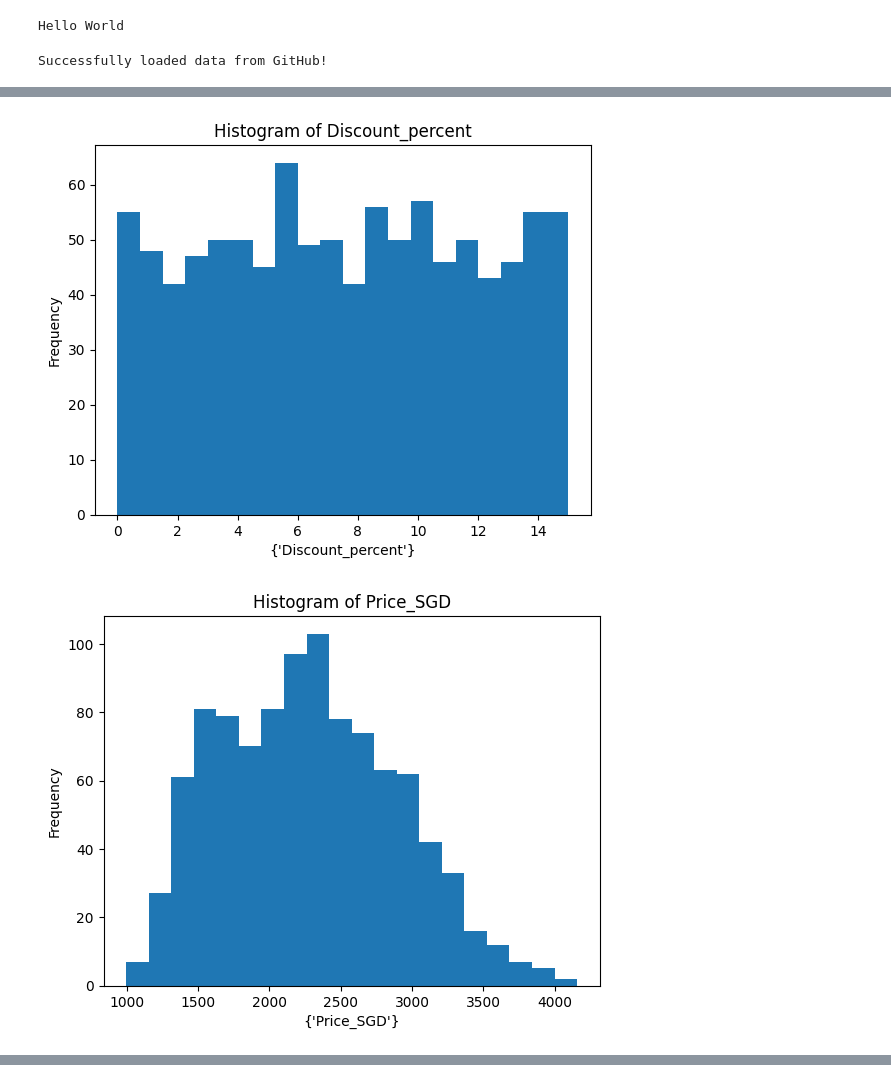
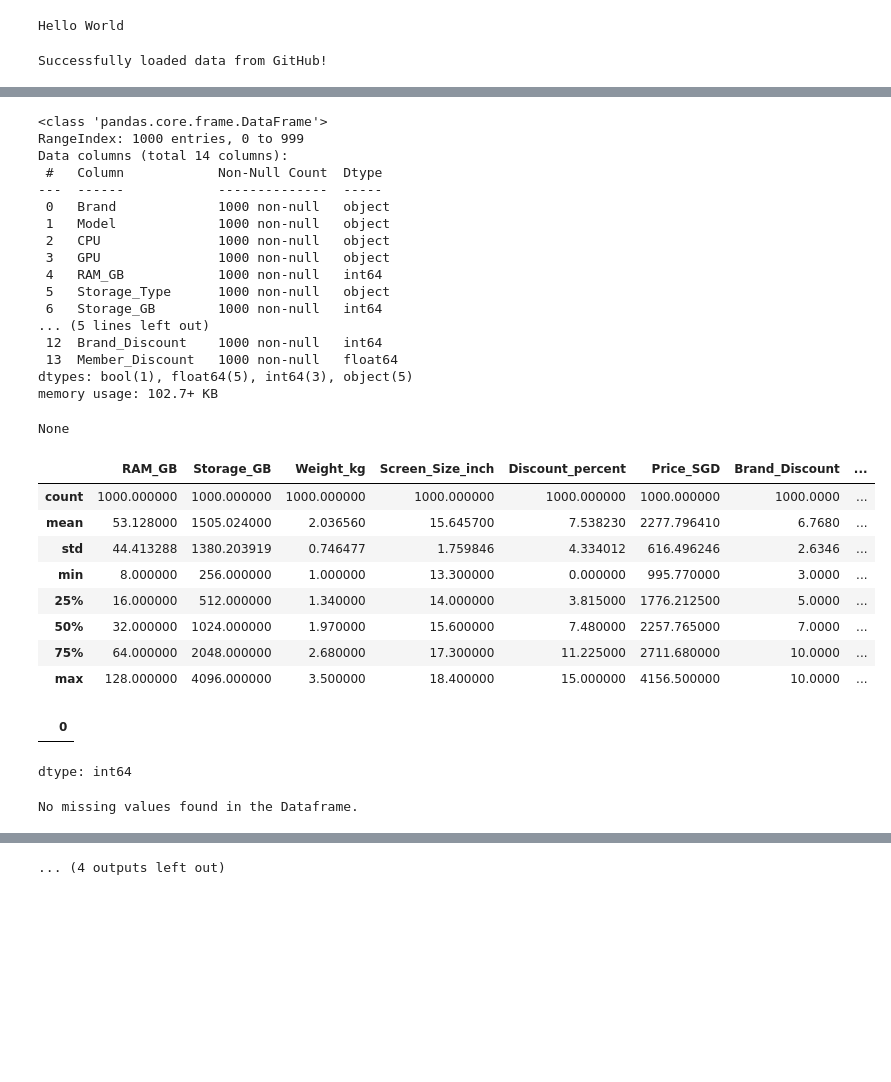
Before and after one commit to ranctor17/ADALL.Github, a Jupyter notebook: MAIN01.ipynb, the cells around one changed output, grey strips where cells are left out. Drawn from its saved outputs; the diff is of its cells as text; code cells hidden in the pictures; blank space fills up the shorter version.

Commit message:
Additional exercise included

```diff
--- a/MAIN01.ipynb
+++ b/MAIN01.ipynb
@@ -9,36 +9,90 @@ import pandas as pd
 # Example: Replace this with the raw URL of your GitHub file
 github_raw_url = 'https://raw.githubusercontent.com/ranctor17/ADALL.Github/refs/heads/main/laptop_prices_2024_sgd_TL.csv'
 try:
     df = pd.read_csv(github_raw_url)
     print("Successfully loaded data from GitHub!")
     display(df.head())
+    display(df.info())
+    display(df.describe())
+
+    #detect missing values
+    missing_values = df.isnull().sum()
+    display(missing_values[missing_values > 0])
+
+    if missing_values.sum() == 0:
+        print("No missing values found in the Dataframe.")
+    else:
+        print("Columns with missing values are listed above.")
+
+    # print('Missing values in each column:')
+    # print(df.isnull().sum())
+
+
 
     #plot each DF col graph
     # df.plot(kind='bar')
 
     #plot each column in df which is numeric
     for col in df.select_dtypes(include=['float64', 'int64']).columns:
       plt.hist(df[col],bins=20)
       plt.xlabel({col})
       plt.ylabel('Frequency')
       plt.title(f'Histogram of {col}')
       plt.show()
 
 
 except Exception as e:
     print(f"Error loading data: {e}")
     print("Please ensure the URL is correct and the file format is compatible with `pd.read_csv`.")
+
+# Additional Exercise with Windsurf
+# 1)What does one row represent, and what is the target?
+# -identify what each row means in real life. Confirm the target variable and its type (numeric, binary, multi-class)
+
+# 2)Is the dataset structurally sound?
+# -Check number of rows and columns, data types, obvious ID columns, and whether types match their real-world meaning.
+
+# 3)Are there missing or suspicious values?
+# -Identify missing values and invalid entries. Decide whether they are meaningful, ignorable or requiring handling. If the data is already clean, prove it with check.
 # %% [output]
 Successfully loaded data from GitHub!
 |  | Brand | Model | CPU | GPU | RAM_GB | Storage_Type | Storage_GB | Touchscreen | Weight_kg | ... |
 | 0 | Acer | Aspire 5 | Intel i9-14900HK | NVIDIA RTX 4070 | 64 | SSD | 256 | False | 1.56 | ... |
 | 1 | Acer | Nitro 5 | AMD Ryzen 9 8900HX | AMD Radeon 780M | 32 | SSD | 1024 | True | 1.45 | ... |
 | 2 | Acer | Nitro 5 | AMD Ryzen 5 8600H | NVIDIA RTX 4050 | 32 | SSD | 2048 | False | 1.34 | ... |
 | 3 | Acer | TravelMate P6 | Intel Core Ultra 7 15500H | NVIDIA RTX 4060 | 16 | SSD | 4096 | True | 1.18 | ... |
 | 4 | Acer | Predator Helios 300 | Intel i7-14800H | NVIDIA RTX 4070 | 8 | SSD | 1024 | True | 1.31 | ... |
+<class 'pandas.core.frame.DataFrame'>
+RangeIndex: 1000 entries, 0 to 999
+Data columns (total 14 columns):
+ #   Column            Non-Null Count  Dtype
+---  ------            --------------  -----
+ 0   Brand             1000 non-null   object
+ 1   Model             1000 non-null   object
+ 2   CPU               1000 non-null   object
+ 3   GPU               1000 non-null   object
+ 4   RAM_GB            1000 non-null   int64
+ 5   Storage_Type      1000 non-null   object
+ 6   Storage_GB        1000 non-null   int64
+... (5 lines left out)
+ 12  Brand_Discount    1000 non-null   int64
+ 13  Member_Discount   1000 non-null   float64
+dtypes: bool(1), float64(5), int64(3), object(5)
+memory usage: 102.7+ KB
+None
+|  | RAM_GB | Storage_GB | Weight_kg | Screen_Size_inch | Discount_percent | Price_SGD | Brand_Discount | ... |
+| count | 1000.000000 | 1000.000000 | 1000.000000 | 1000.000000 | 1000.000000 | 1000.000000 | 1000.0000 | ... |
+| mean | 53.128000 | 1505.024000 | 2.036560 | 15.645700 | 7.538230 | 2277.796410 | 6.7680 | ... |
+| std | 44.413288 | 1380.203919 | 0.746477 | 1.759846 | 4.334012 | 616.496246 | 2.6346 | ... |
+| min | 8.000000 | 256.000000 | 1.000000 | 13.300000 | 0.000000 | 995.770000 | 3.0000 | ... |
+| 25% | 16.000000 | 512.000000 | 1.340000 | 14.000000 | 3.815000 | 1776.212500 | 5.0000 | ... |
+| 50% | 32.000000 | 1024.000000 | 1.970000 | 15.600000 | 7.480000 | 2257.765000 | 7.0000 | ... |
+| 75% | 64.000000 | 2048.000000 | 2.680000 | 17.300000 | 11.225000 | 2711.680000 | 10.0000 | ... |
+| max | 128.000000 | 4096.000000 | 3.500000 | 18.400000 | 15.000000 | 4156.500000 | 10.0000 | ... |
+|  | 0 |
+dtype: int64
+No missing values found in the Dataframe.
 [figure]
 [figure]
 [figure]
 [figure]
-[figure, removed]
-[figure, removed]
@@ -46,0 +99 @@ Successfully loaded data from GitHub!
+... (4 outputs left out)
```
Also changed, not shown: parts of 3 cells of this notebook.
